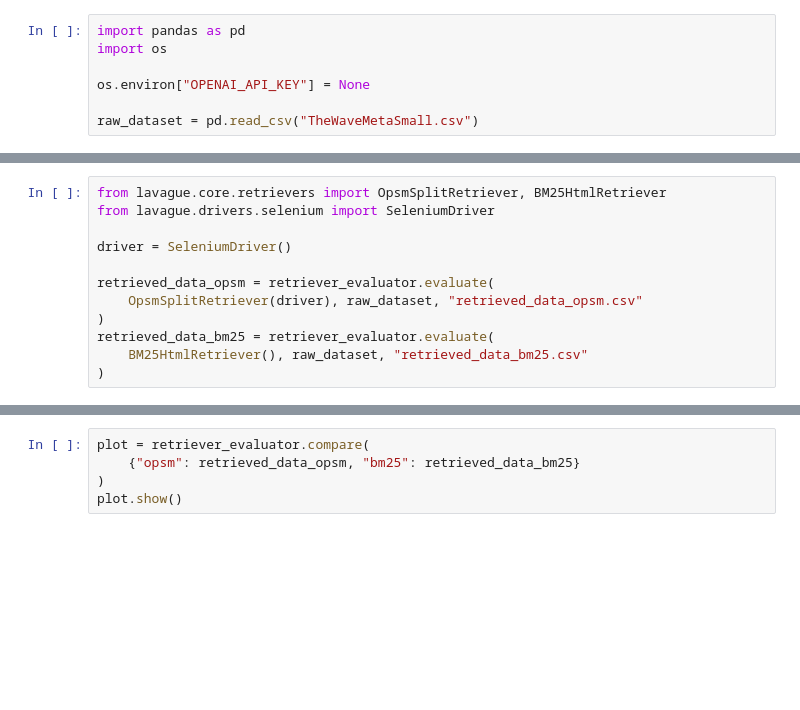
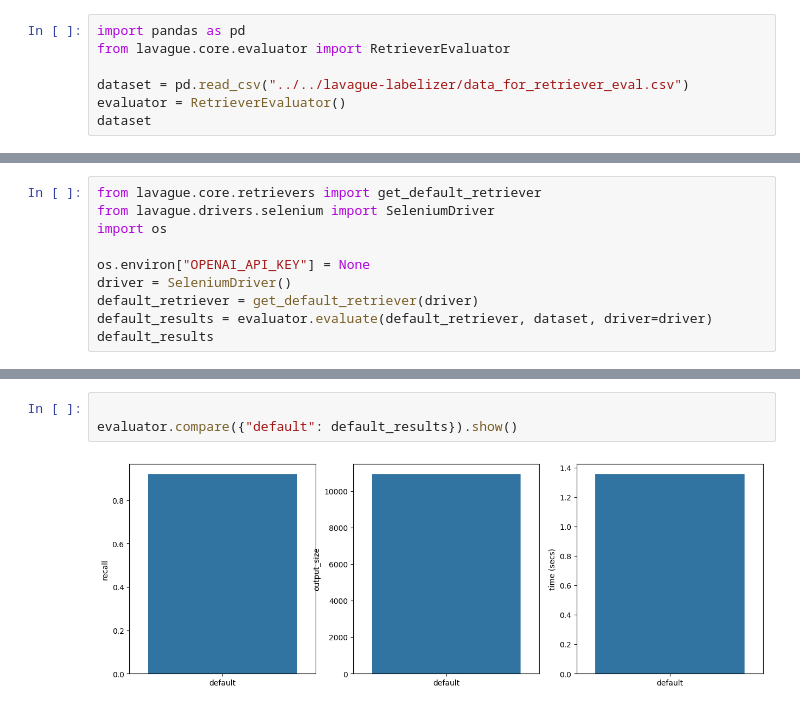
Before and after one commit to lavague-ai/LaVague, a Jupyter notebook: examples/eval_example.ipynb, the cells around one changed output, grey strips where cells are left out. Drawn from its saved outputs; the diff is of its cells as text; blank space fills up the shorter version.

```diff
--- a/examples/eval_example.ipynb
+++ b/examples/eval_example.ipynb
@@ -5,7 +1,7 @@ retriever_evaluator = RetrieverEvaluator()
 # %%
 import pandas as pd
-import os
+from lavague.core.evaluator import RetrieverEvaluator
 
-os.environ["OPENAI_API_KEY"] = None
-
-raw_dataset = pd.read_csv("TheWaveMetaSmall.csv")
+dataset = pd.read_csv("../../lavague-labelizer/data_for_retriever_eval.csv")
+evaluator = RetrieverEvaluator()
+dataset
@@ -12,12 +22,10 @@ raw_dataset = pd.read_csv("TheWaveMetaSmall.csv")
 # %%
-from lavague.core.retrievers import OpsmSplitRetriever, BM25HtmlRetriever
+from lavague.core.retrievers import get_default_retriever
 from lavague.drivers.selenium import SeleniumDriver
+import os
 
+os.environ["OPENAI_API_KEY"] = None
 driver = SeleniumDriver()
-
-retrieved_data_opsm = retriever_evaluator.evaluate(
-    OpsmSplitRetriever(driver), raw_dataset, "retrieved_data_opsm.csv"
-)
-retrieved_data_bm25 = retriever_evaluator.evaluate(
-    BM25HtmlRetriever(), raw_dataset, "retrieved_data_bm25.csv"
-)
+default_retriever = get_default_retriever(driver)
+default_results = evaluator.evaluate(default_retriever, dataset, driver=driver)
+default_results
@@ -24,6 +52,6 @@ retrieved_data_bm25 = retriever_evaluator.evaluate(
-# %%
-plot = retriever_evaluator.compare(
-    {"opsm": retrieved_data_opsm, "bm25": retrieved_data_bm25}
-)
-plot.show()
+# %%
+
+evaluator.compare({"default": default_results}).show()
+# %% [output]
+[figure, added]
 # %%
```
Also changed, not shown: parts of 7 cells of this notebook, 3 other files.
